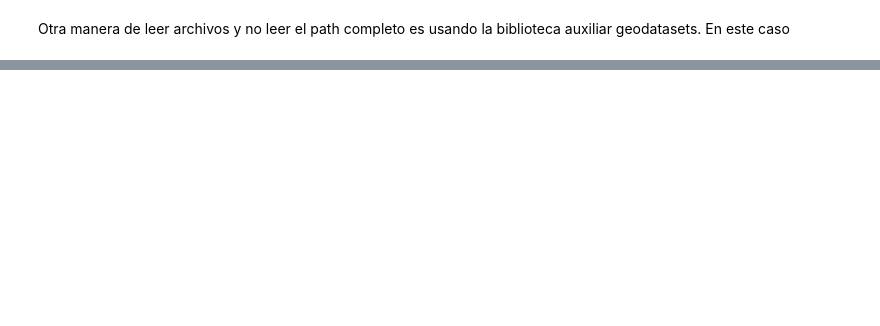
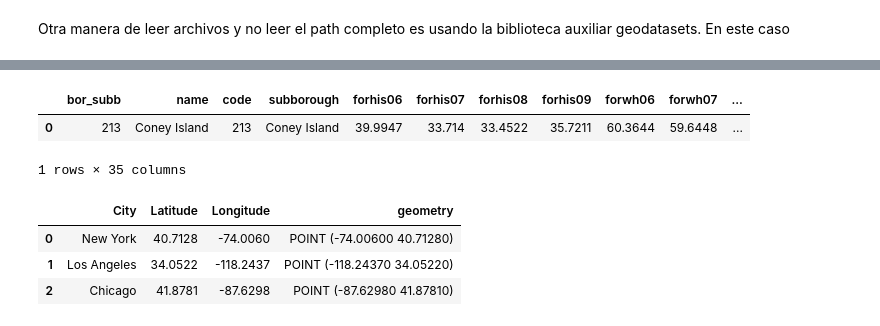
Before and after one commit to MiguelMonr/Geo_Pandas, a Jupyter notebook: ejecutables/JupyterNotebooks/lectura.ipynb, the cells around one changed output, grey strips where cells are left out. Cells and saved outputs as stored; diff of their text form; code cells hidden in the pictures; blank space fills up the shorter version.

```diff
--- a/ejecutables/JupyterNotebooks/lectura.ipynb
+++ b/ejecutables/JupyterNotebooks/lectura.ipynb
@@ -102,0 +104,11 @@ with fsspec.open(path) as file:
+# %%
+gdf = gpd.read_file(
+    gds.get_path("geoda.nyc"),
+    where="subborough='Coney Island'",
+)
+
+gdf
+# %% [output]
+|  | bor_subb | name | code | subborough | forhis06 | forhis07 | forhis08 | forhis09 | forwh06 | forwh07 | ... |
+| 0 | 213 | Coney Island | 213 | Coney Island | 39.9947 | 33.714 | 33.4522 | 35.7211 | 60.3644 | 59.6448 | ... |
+1 rows × 35 columns
@@ -102,0 +118,22 @@ with fsspec.open(path) as file:
+# %%
+
+from shapely.geometry import Point
+
+# Crear algunos datos de ejemplo
+data = {
+    'City': ['New York', 'Los Angeles', 'Chicago'],
+    'Latitude': [40.7128, 34.0522, 41.8781],
+    'Longitude': [-74.0060, -118.2437, -87.6298]
+}
+
+# Crear un GeoDataFrame a partir de los datos
+geometry = [Point(xy) for xy in zip(data['Longitude'], data['Latitude'])]
+gdf = gpd.GeoDataFrame(data, geometry=geometry)
+
+# Guardar el GeoDataFrame como un archivo Shapefile
+gdf.to_file('ejemplo_shapefile.shp', driver='ESRI Shapefile')
+# %% [output]
+|  | City | Latitude | Longitude | geometry |
+| 0 | New York | 40.7128 | -74.0060 | POINT (-74.00600 40.71280) |
+| 1 | Los Angeles | 34.0522 | -118.2437 | POINT (-118.24370 34.05220) |
+| 2 | Chicago | 41.8781 | -87.6298 | POINT (-87.62980 41.87810) |
```
Also changed, not shown: parts of 6 cells of this notebook.
